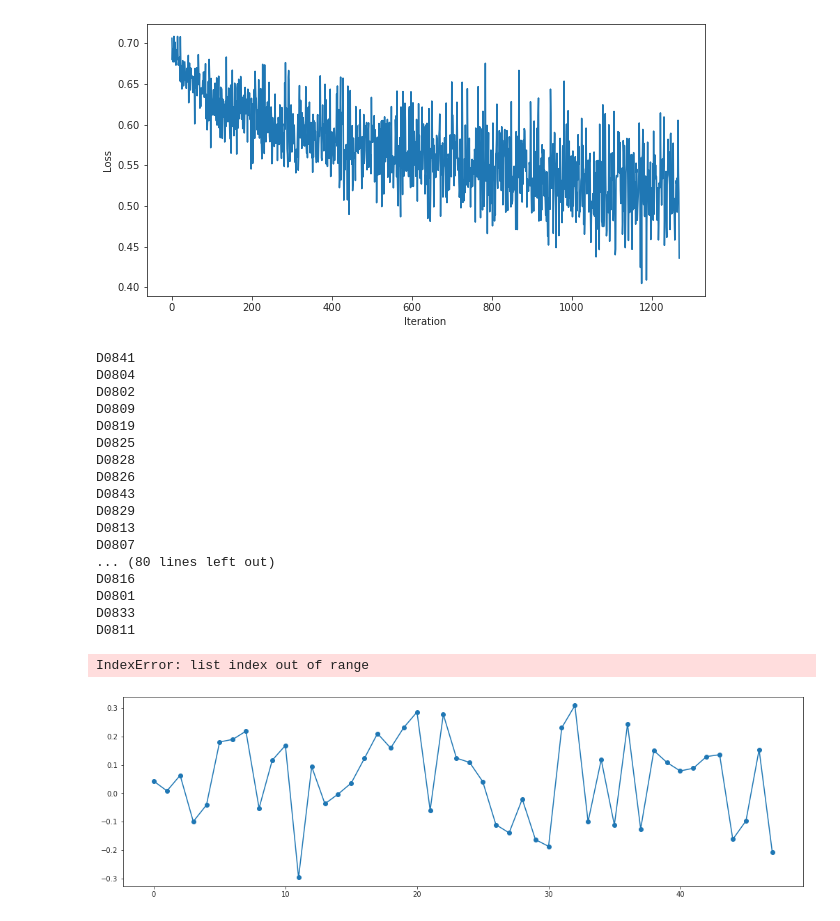
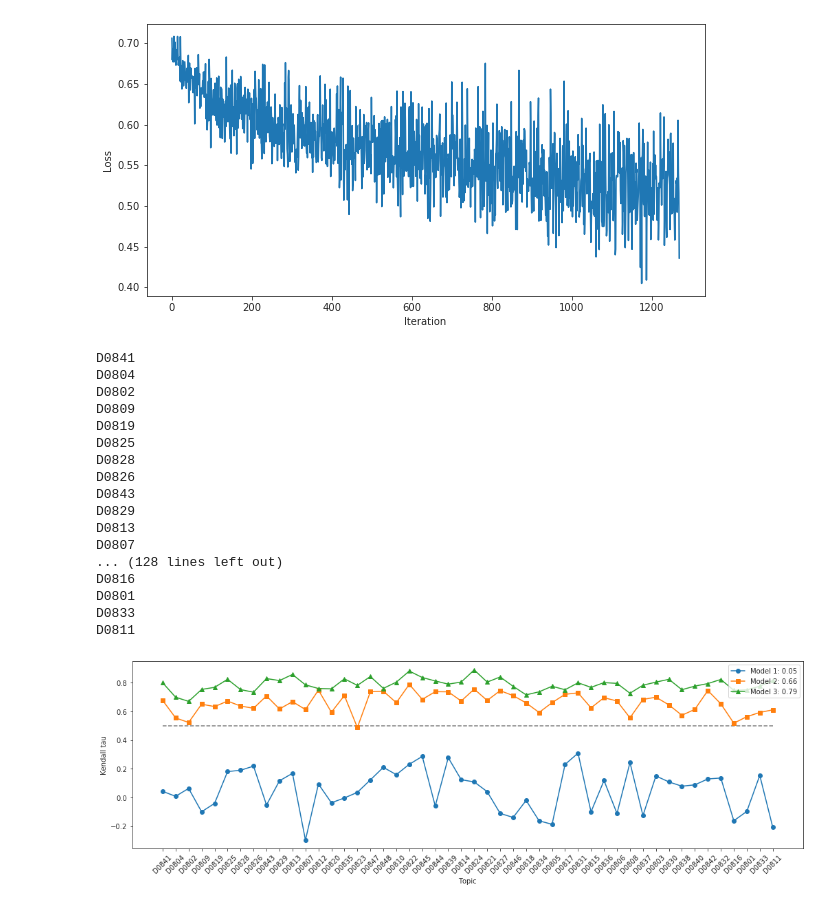
Before and after one commit to korunosk/geometry-of-text-summarization, a Jupyter notebook: stratified.ipynb, the cells around one changed output. Cells and saved outputs as stored; diff of their text form; code cells hidden in the pictures.

```diff
--- a/stratified.ipynb
+++ b/stratified.ipynb
@@ -327,51 +328,50 @@ models = [
     TransformSinkhornRegModel.load('transform_sinkhorn_reg_model.pt', CONFIG_MODELS['TransformSinkhornRegModel']).to(device=cuda),
     TransformSinkhornPRModel.load('transform_sinkhorn_pr_model.pt', CONFIG_MODELS['TransformSinkhornPRModel']).to(device=cuda),
     NeuralNetSinkhornPRModel.load('neural_net_sinkhorn_pr_model.pt', CONFIG_MODELS['NeuralNetSinkhornPRModel']).to(device=cuda),
-    NeuralNetScoringPRModel.load('neural_net_scoring_pr_model.pt', CONFIG_MODELS['NeuralNetScoringPRModel']).to(device=cuda)
+#     NeuralNetScoringPRModel.load('neural_net_scoring_pr_model.pt', CONFIG_MODELS['NeuralNetScoringPRModel']).to(device=cuda)
 ]
 
 scores = [
     execute_experiment(models[0], experiment),
     execute_experiment(models[1], experiment),
     execute_experiment(models[2], experiment),
-    execute_experiment(models[3], experiment),
+#     execute_experiment(models[3], experiment),
 ]
 
 topic_ids = TOPIC_IDS[DATASET_ID_TRAIN]
 x = np.arange(len(topic_ids))
 fig = plt.figure(figsize=(17.5,5))
 ax = fig.add_subplot(1,1,1)
 ax.plot(x, -scores[0], '-o', label=f'Model 1: {np.mean(-scores[0]):.2f}')
 ax.plot(x, -scores[1], '-s', label=f'Model 2: {np.mean(-scores[1]):.2f}')
 ax.plot(x, -scores[2], '-^', label=f'Model 3: {np.mean(-scores[2]):.2f}')
-ax.plot(x, scores[3], '-x', label=f'Model 4: {np.mean(scores[3]):.2f}')
+# ax.plot(x, scores[3], '-x', label=f'Model 4: {np.mean(scores[3]):.2f}')
 ax.hlines(0.5, x[0], x[-1], linestyle='dashed', color='gray')
 ax.set_xticks(x)
 ax.set_xticklabels(topic_ids, rotation=45)
 ax.set_xlabel('Topic')
 ax.set_ylabel('Kendall tau')
 ax.legend(loc='upper right')
 fig.savefig(os.path.join(PLOTS_DIR, f'models_correlation.png'), dpi=fig.dpi, bbox_inches='tight')
 # %% [output]
 D0841
 D0804
 D0802
 D0809
 D0819
 D0825
 D0828
 D0826
 D0843
 D0829
 D0813
 D0807
-... (80 lines left out)
+... (128 lines left out)
 D0816
 D0801
 D0833
 D0811
-IndexError: list index out of range
-[figure, old version]
+[figure, new version]
 # %%
 topic = load_data(os.path.join(EMBEDDINGS_DIR, DATASET_ID_TRAIN), TOPIC_IDS[DATASET_ID_TRAIN][0], encoded=True)
 document_embs, summary_embs, indices, pyr_scores, _ = extract(topic)
```
Also changed, not shown: parts of 4 cells of this notebook, 1 other file.
